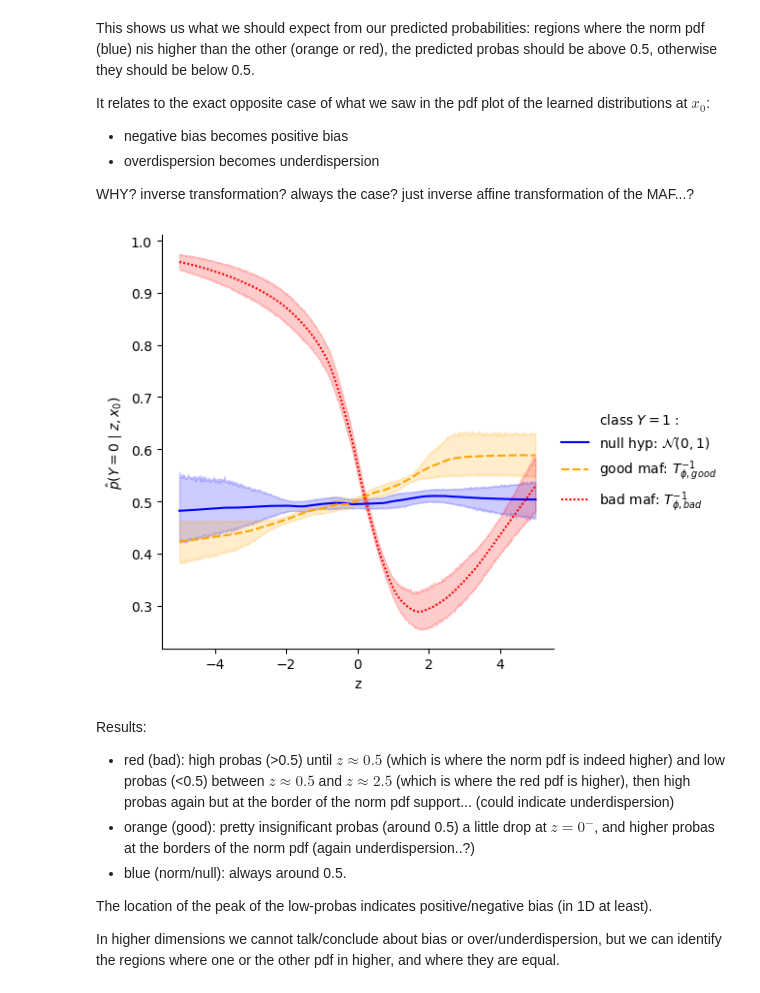
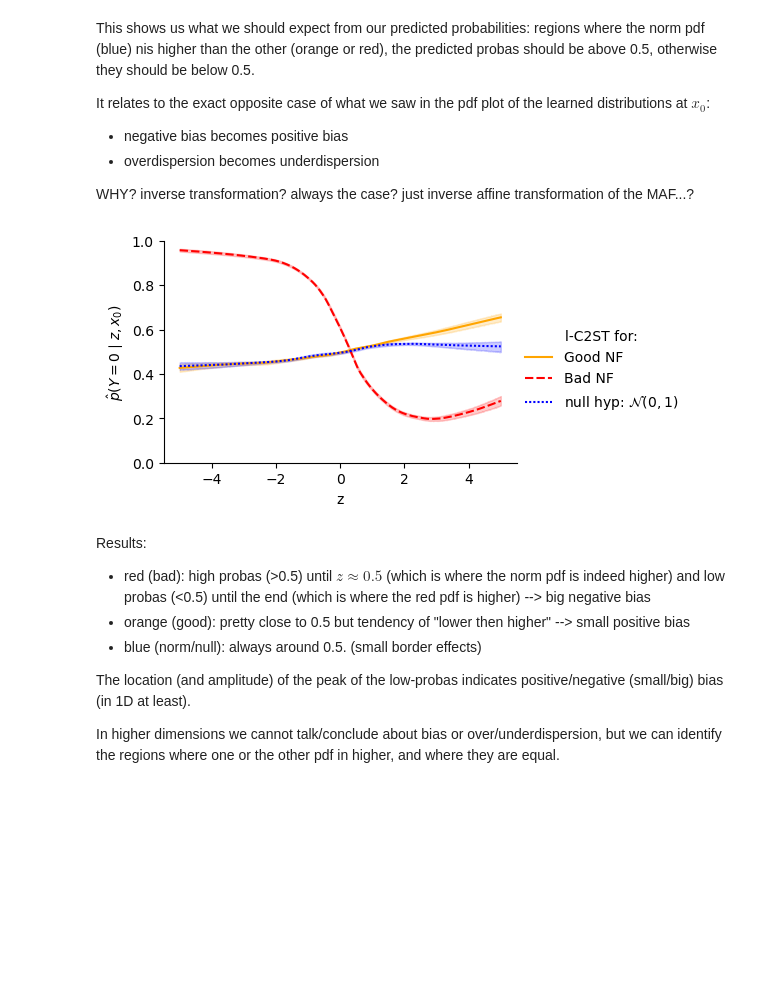
Before and after one commit to JuliaLinhart/valDiags_flows, a Jupyter notebook: notebooks/Local_C2ST_example_1D_lampe.ipynb, the cells around one changed output. Cells and saved outputs as stored; diff of their text form; code cells hidden in the pictures; blank space fills up the shorter version.

```diff
--- a/notebooks/Local_C2ST_example_1D_lampe.ipynb
+++ b/notebooks/Local_C2ST_example_1D_lampe.ipynb
@@ -548,9 +538,11 @@ It relates to the exact opposite case of what we saw in the pdf plot of the lear
 WHY? inverse transformation? always the case? just inverse affine transformation of the MAF...?
 # %%
 # train classifier and predict probas for x_0 over a grid
-from diagnostics.localC2ST import local_flow_c2st, eval_local_flow_c2st
+from diagnostics.localC2ST import train_lc2st, eval_lc2st
+from sklearn.neural_network import MLPClassifier
 
 grid = np.linspace(-5,5,1000)
+null_samples = null_dist.sample((len(x_cal),))
 
 n_trials = 10
 probas_grid_good = []
@@ -560,42 +552,48 @@ probas_grid_null = []
 for t in range(n_trials):
         # predict probas
         # good and bad maf
-        clf_good = local_flow_c2st(inv_flow_samples_cal_good, x_cal)
-        probas_grid_good.append(eval_local_flow_c2st(clf_good, x_0[0], dim=1, z_values=grid)[0])
-        clf_bad = local_flow_c2st(inv_flow_samples_cal_bad, x_cal)
-        probas_grid_bad.append(eval_local_flow_c2st(clf_bad, x_0[0], dim=1, z_values=grid)[0])
-        # null hypothesis
-        clf_null = local_flow_c2st(inv_flow_samples_cal_good, x_cal)
-        probas_grid_null.append(eval_local_flow_c2st(clf_null, x_0[0], dim=1, z_values=grid)[0])
+        clf_good = train_lc2st(base_dist_samples, inv_flow_samples_cal_good, x_cal, clf=MLPClassifier(**clf_kwargs))
+        probas_grid_good.append(eval_lc2st(grid.reshape(-1,1), x_0, clf=clf_good))
+
+        clf_bad = train_lc2st(base_dist_samples, inv_flow_samples_cal_bad, x_cal, clf=MLPClassifier(**clf_kwargs))
+        probas_grid_bad.append(eval_lc2st(grid.reshape(-1,1), x_0, clf=clf_bad))
+
+        clf_null = train_lc2st(base_dist_samples, null_samples, x_cal, clf=MLPClassifier(**clf_kwargs))
+        probas_grid_null.append(eval_lc2st(grid.reshape(-1,1), x_0, clf=clf_null))
 # %%
 # plot predicted probas over grid
 probas = np.concatenate(
     [
-        np.concatenate(probas_grid_null),
         np.concatenate(probas_grid_good),
         np.concatenate(probas_grid_bad),
+        np.concatenate(probas_grid_null)
     ]
 )
 grids = np.concatenate([grid.reshape(-1,1)]*30)
-names = [r'null hyp: $\mathcal{N}(0,1)$']*10000+[r'good maf: $T^{-1}_{\phi,good}$']*10000+[r'bad maf: $T^{-1}_{\phi,bad}$']*10000
+names = [r'Good NF']*10000+[r'Bad NF']*10000+ [r'null hyp: $\mathcal{N}(0,1)$']*10000
 
-df = pd.DataFrame({r'class $Y=1$ :': names, r'$\hat{p}(Y=0 \mid z,x_0)$': probas, 'z': grids[:,0]})
+df = pd.DataFrame({r'l-C2ST for:': names, r'$\hat{p}(Y=0 \mid z,x_0)$': probas, 'z': grids[:,0]})
 
 import seaborn as sns
-sns.relplot(
+
+g = sns.relplot(
         data=df, x="z", y=r"$\hat{p}(Y=0 \mid z,x_0)$",
-        hue=r'class $Y=1$ :', style=r'class $Y=1$ :', kind="line", palette=['blue','orange','red']
+        hue=r'l-C2ST for:', style=r'l-C2ST for:', kind="line", palette=['orange','red', 'blue'],
+        height=3,
+        aspect=1.5,
     )
+
+plt.ylim(0,1)
 plt.show()
 # %% [output]
-[figure, old version]
+[figure, new version]
 # %% [markdown]
 Results:
-- red (bad): high probas (>0.5) until $z\approx0.5$ (which is where the norm pdf is indeed higher) and low probas (<0.5) between $z\approx 0.5$ and $z\approx2.5$ (which is where the red pdf is higher), then high probas again but at the border of the norm pdf support... (could indicate underdispersion)
-- orange (good): pretty insignificant probas (around 0.5) a little drop at $z=0^-$, and higher probas at the borders of the norm pdf (again underdispersion..?)
-- blue (norm/null): always around 0.5.
+- red (bad): high probas (>0.5) until $z\approx0.5$ (which is where the norm pdf is indeed higher) and low probas (<0.5) until the end (which is where the red pdf is higher) --> big negative bias
+- orange (good): pretty close to 0.5 but tendency of "lower then higher" --> small positive bias
+- blue (norm/null): always around 0.5. (small border effects)
 
-The location of the peak of the low-probas indicates positive/negative bias (in 1D at least).
+The location (and amplitude) of the peak of the low-probas indicates positive/negative (small/big) bias (in 1D at least).
 
 In higher dimensions we cannot talk/conclude about bias or over/underdispersion, but we can identify the regions where one or the other pdf in higher, and where they are equal.
 # %%
```
Also changed, not shown: parts of 47 cells of this notebook, 2 other files.
